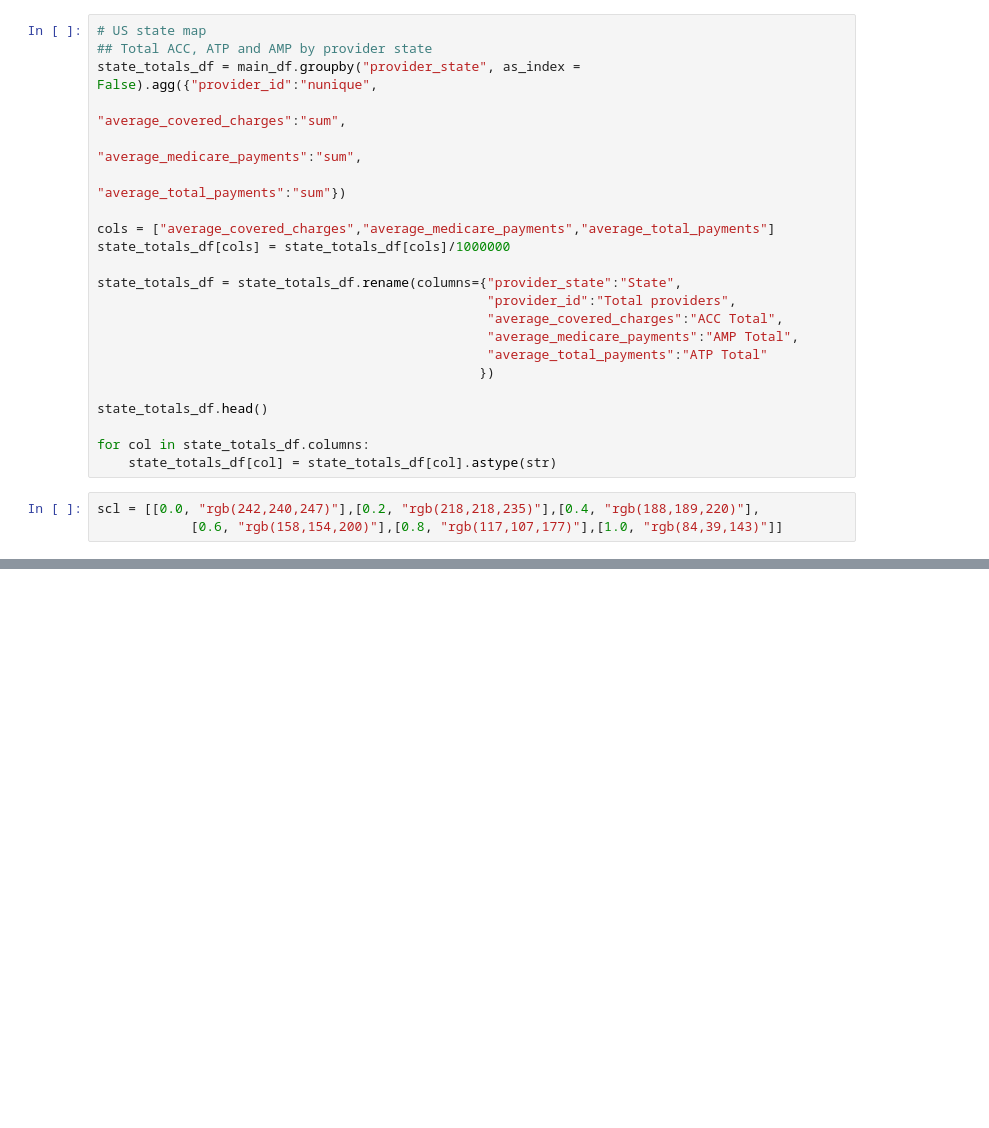
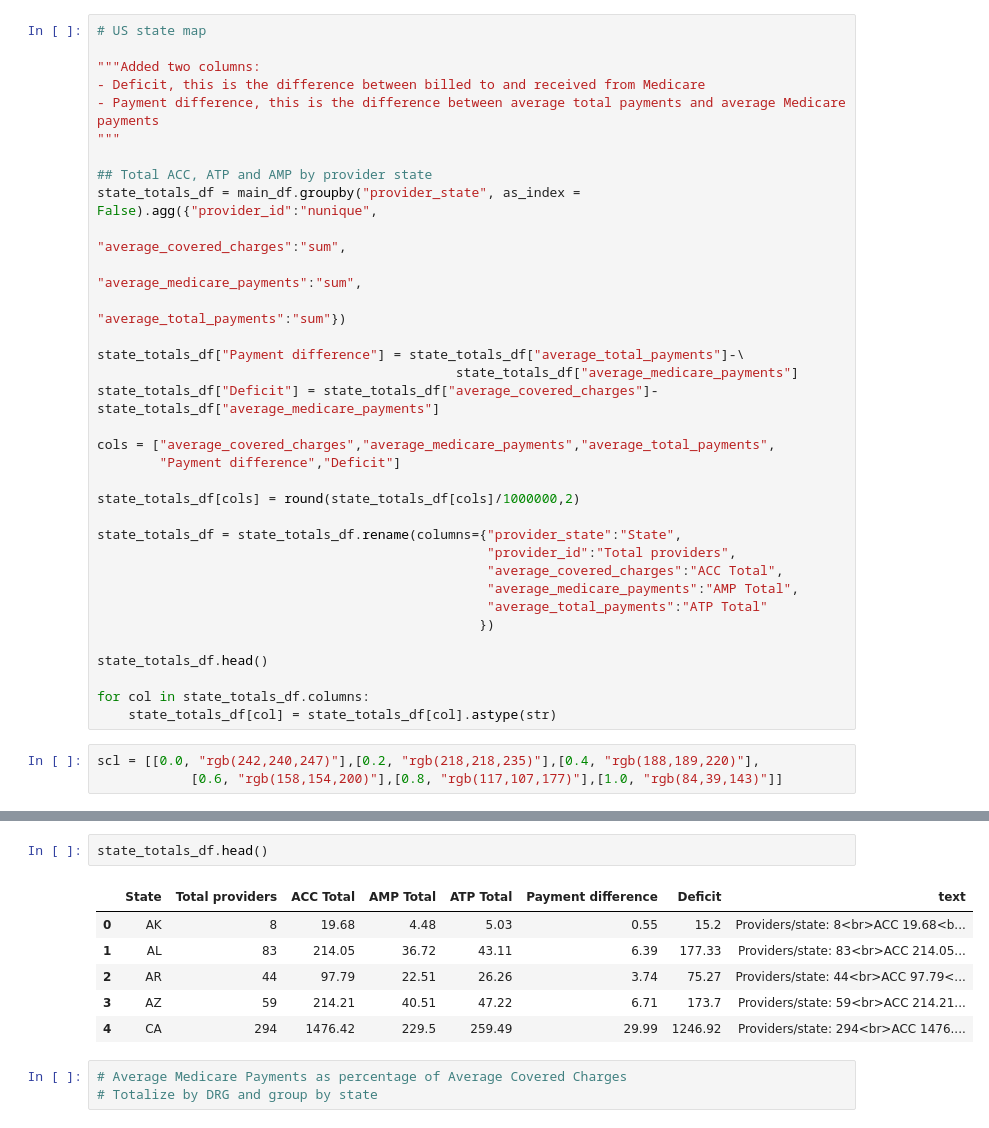
Before and after one commit to jwarlop/BC_Proj001, a Jupyter notebook: main.ipynb, the cells around one changed output, grey strips where cells are left out. Saved outputs shown, nothing was run; the diff lists cells and outputs as text; blank space fills up the shorter version.

```diff
--- a/main.ipynb
+++ b/main.ipynb
@@ -350,14 +314,26 @@ WY     10
 Name: provider_id, dtype: int64
 # %%
 # US state map
+
+"""Added two columns:
+- Deficit, this is the difference between billed to and received from Medicare
+- Payment difference, this is the difference between average total payments and average Medicare payments
+"""
+
 ## Total ACC, ATP and AMP by provider state
 state_totals_df = main_df.groupby("provider_state", as_index = False).agg({"provider_id":"nunique",
                                                                            "average_covered_charges":"sum",
                                                                            "average_medicare_payments":"sum",
                                                                            "average_total_payments":"sum"})
 
-cols = ["average_covered_charges","average_medicare_payments","average_total_payments"]
-state_totals_df[cols] = state_totals_df[cols]/1000000
+state_totals_df["Payment difference"] = state_totals_df["average_total_payments"]-\
+                                              state_totals_df["average_medicare_payments"]
+state_totals_df["Deficit"] = state_totals_df["average_covered_charges"]-state_totals_df["average_medicare_payments"]
+
+cols = ["average_covered_charges","average_medicare_payments","average_total_payments",
+        "Payment difference","Deficit"]
+
+state_totals_df[cols] = round(state_totals_df[cols]/1000000,2)
 
 state_totals_df = state_totals_df.rename(columns={"provider_state":"State",
                                                   "provider_id":"Total providers",
@@ -408,3 +384,15 @@ fig = dict( data=data, layout=layout )
 iplot( fig, filename='d3-cloropleth-map' )
 # %% [output]
 [interactive output not drawn]
+# %%
+state_totals_df.head()
+# %% [output]
+|  | State | Total providers | ACC Total | AMP Total | ATP Total | Payment difference | Deficit | text |
+| 0 | AK | 8 | 19.68 | 4.48 | 5.03 | 0.55 | 15.2 | Providers/state: 8<br>ACC 19.68<b... |
+| 1 | AL | 83 | 214.05 | 36.72 | 43.11 | 6.39 | 177.33 | Providers/state: 83<br>ACC 214.05... |
+| 2 | AR | 44 | 97.79 | 22.51 | 26.26 | 3.74 | 75.27 | Providers/state: 44<br>ACC 97.79<... |
+| 3 | AZ | 59 | 214.21 | 40.51 | 47.22 | 6.71 | 173.7 | Providers/state: 59<br>ACC 214.21... |
+| 4 | CA | 294 | 1476.42 | 229.5 | 259.49 | 29.99 | 1246.92 | Providers/state: 294<br>ACC 1476.... |
+# %%
+# Average Medicare Payments as percentage of Average Covered Charges
+# Totalize by DRG and group by state
```
Also changed, not shown: parts of 14 cells of this notebook.
